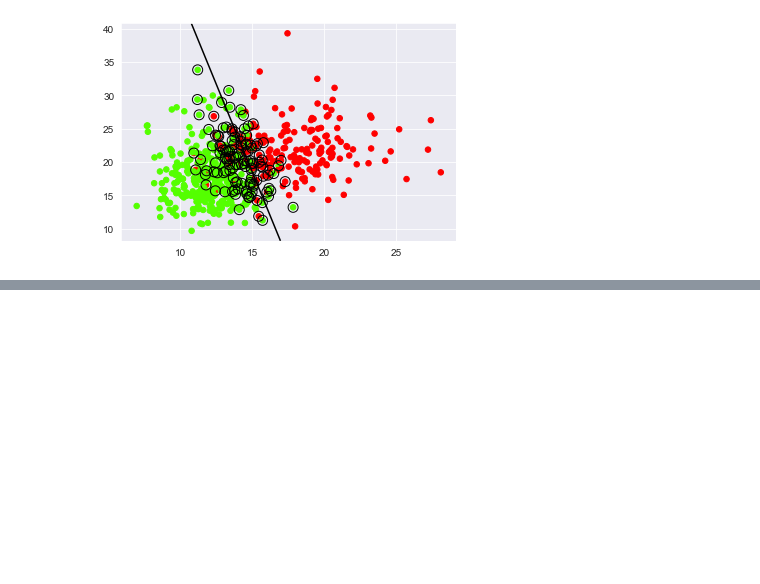
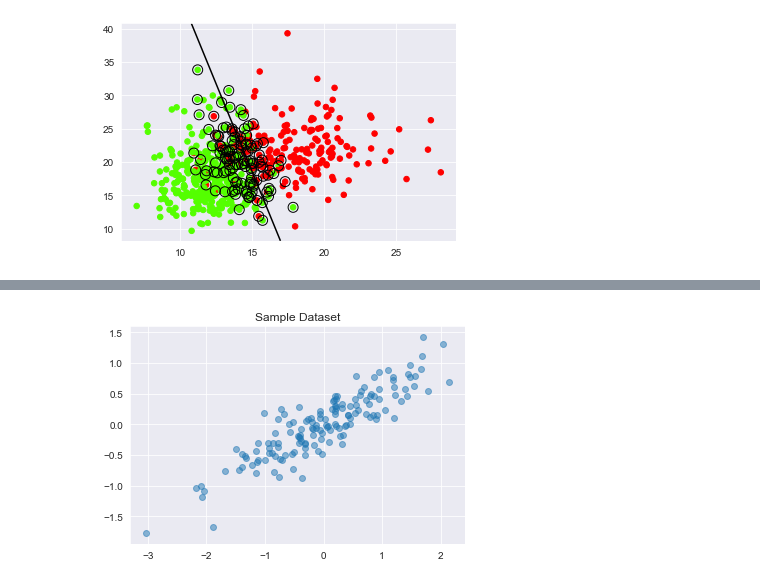
Before and after one commit to gguimond/mlpython, a Jupyter notebook: ml.ipynb, the cells around one changed output, grey strips where cells are left out. Cells and saved outputs as stored; diff of their text form; code cells hidden in the pictures; blank space fills up the shorter version.

```diff
--- a/ml.ipynb
+++ b/ml.ipynb
@@ -643,0 +788,82 @@ plt.show()
+# %%
+from sklearn.decomposition import PCA
+import matplotlib.pyplot as plt
+import numpy as np
+
+# A value we picked to always display the same results
+# Feel free to change this to any value greater than 0 view different random value outcomes
+seed = 9000
+
+# We're using a seeded random state so we always get the same outcome
+seeded_state = np.random.RandomState(seed=seed)
+
+# Returns a random 150 points (x, y pairs) in a gaussian distribution,
+# IE most of the points fall close to the average with a few outliers
+rand_points = seeded_state.randn(150, 2)
+
+# The @ operator performs matrix multiplication, and serves to bring
+# our gaussian distribution points closer together
+points = rand_points @ seeded_state.rand(2, 2)
+x = points[:, 0]
+y = points[:, 1]
+
+# Now we have a sample dataset of 150 points to perform PCA on, so
+# go ahead and display this in a plot.
+plt.scatter(x, y, alpha=0.5)
+plt.title("Sample Dataset")
+
+print("Plotting our created dataset...\n")
+print("Points:")
+for p in points[:10, :]:
+    print("({:7.4f}, {:7.4f})".format(p[0], p[1]))
+print("...\n")
+
+plt.show()
+
+# Find two principal components from our given dataset
+pca = PCA(n_components = 2)
+pca.fit(points)
+
+# Once we are fitted, we have access to inner mean_, components_, and explained_variance_ variables
+# Use these to add some arrows to our plot
+plt.scatter(x, y, alpha=0.5)
+plt.title("Sample Dataset with Principal Component Lines")
+
+for var, component in zip(pca.explained_variance_, pca.components_):
+    plt.annotate(
+        "",
+        component * np.sqrt(var) * 2 + pca.mean_,
+        pca.mean_,
+        arrowprops = {
+            "arrowstyle": "->",
+            "linewidth": 2
+        }
+    )
+
+print("Plotting our calculated principal components...\n")
+
+plt.show()
+
+# Reduce the dimensionality of our data using a PCA transformation
+pca = PCA(n_components = 1)
+transformed_points = pca.fit_transform(points)
+
+# Note that all the inverse transformation does is transforms the data to its original space.
+# In practice, this is unnecessary. For this example, all data would be along the x axis.
+# We use it here for visualization purposes
+inverse = pca.inverse_transform(transformed_points)
+t_x = inverse[:, 0]
+t_y = inverse[:, 0]
+
+for p in inverse[:10, :]:
+    print("({:7.4f}, {:7.4f})".format(p[0], p[0]))
+
+# Plot the original and transformed data sets
+plt.scatter(x, y, alpha=0.3)
+plt.scatter(t_x, t_y, alpha=0.7)
+plt.title("Sample Dataset (Blue) and Transformed Dataset (Orange)")
+
+print("Plotting our dataset with a dimensionality reduction...")
+
+plt.show()
+# %% [output]
@@ -643,0 +884 @@ plt.show()
+[figure, added]
```
Also changed, not shown: parts of 7 cells of this notebook.
